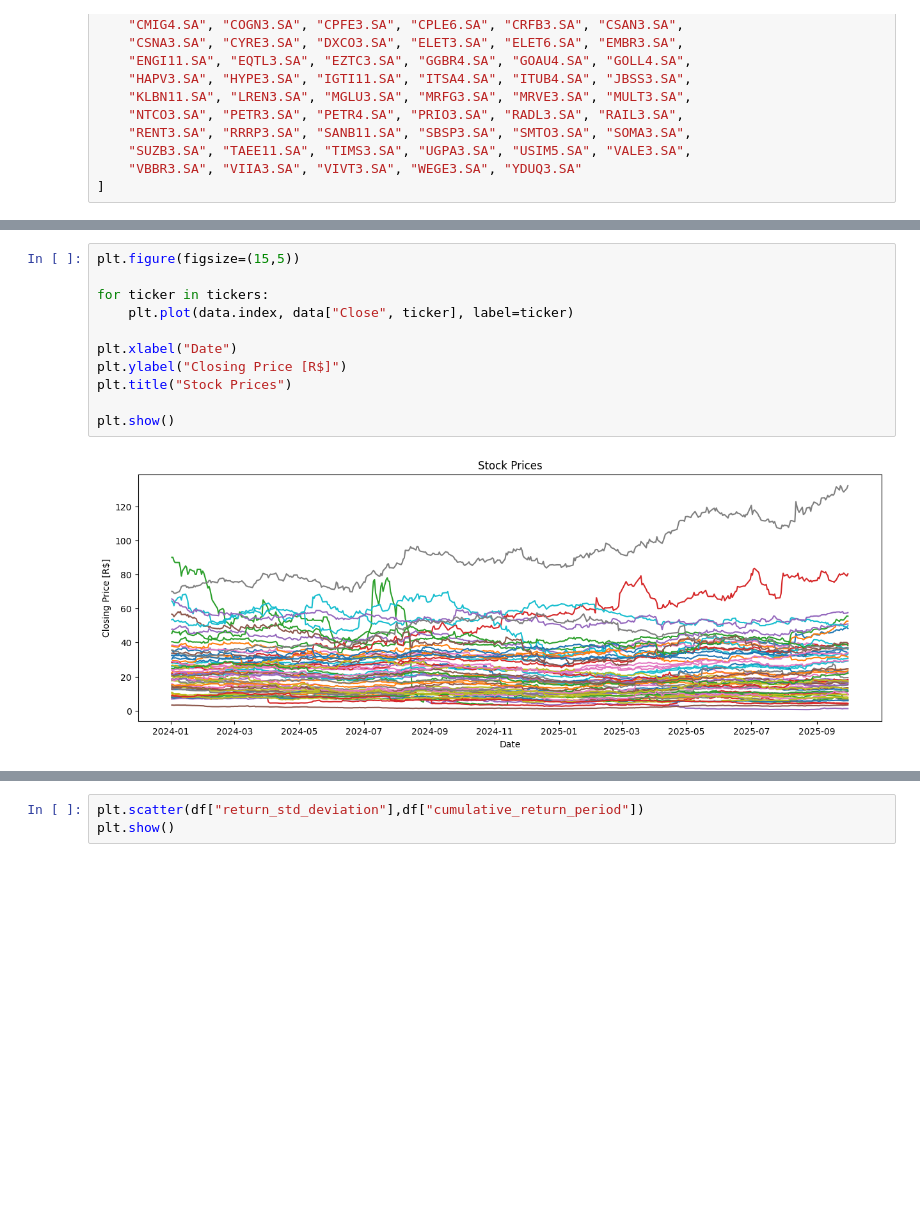
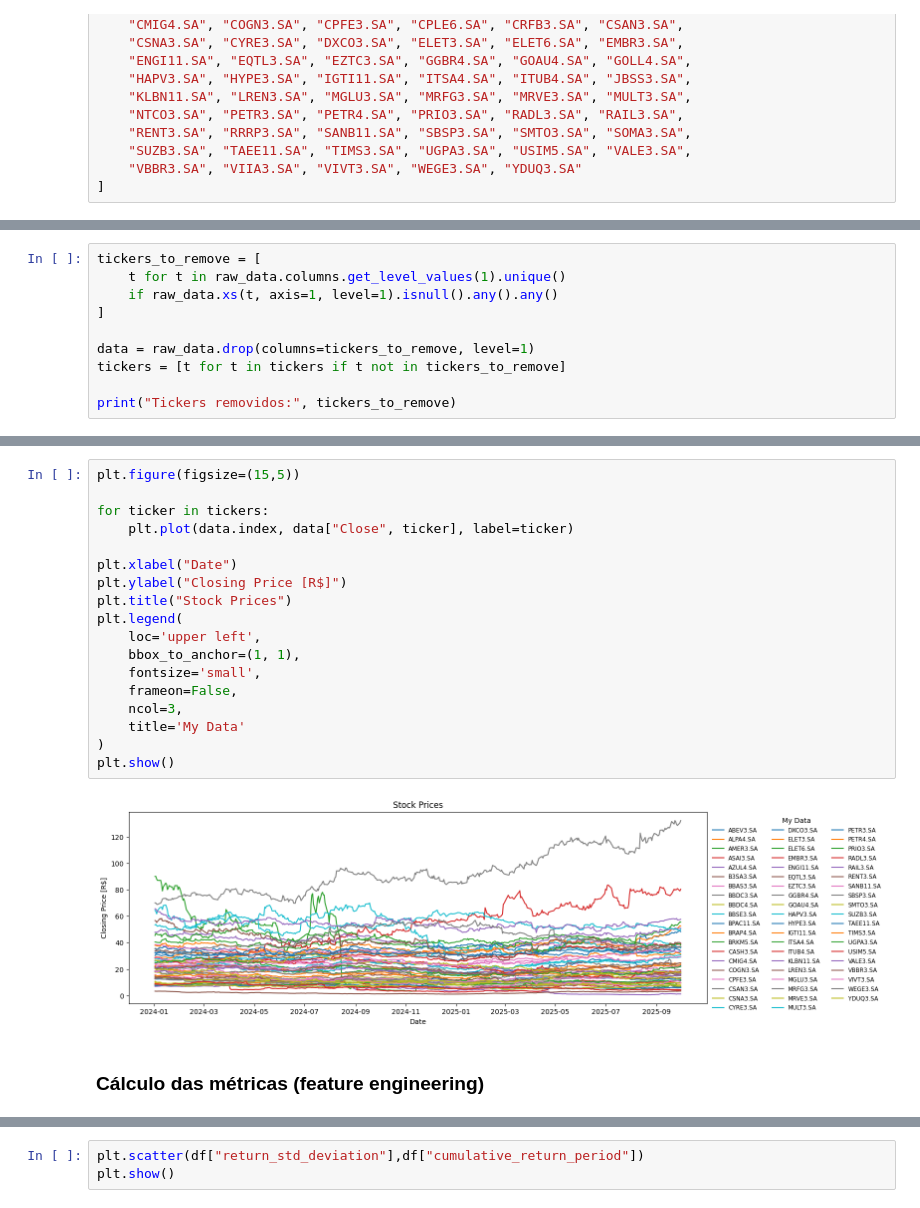
Before and after one commit to airtonstocco/tech-challenge-fase3, a Jupyter notebook: draft.ipynb, the cells around one changed output, grey strips where cells are left out. Drawn from its saved outputs; the diff is of its cells as text; blank space fills up the shorter version.

```diff
--- a/draft.ipynb
+++ b/draft.ipynb
@@ -62,0 +84,10 @@ Ticker       BBAS3.SA   BBDC3.SA   BBDC4.SA   BBSE3.SA  ... SUZB3.SA
+# %%
+tickers_to_remove = [
+    t for t in raw_data.columns.get_level_values(1).unique()
+    if raw_data.xs(t, axis=1, level=1).isnull().any().any()
+]
+
+data = raw_data.drop(columns=tickers_to_remove, level=1)
+tickers = [t for t in tickers if t not in tickers_to_remove]
+
+print("Tickers removidos:", tickers_to_remove)
@@ -63,16 +100,25 @@ Ticker       BBAS3.SA   BBDC3.SA   BBDC4.SA   BBSE3.SA  ... SUZB3.SA
 # %%
 plt.figure(figsize=(15,5))
 
 for ticker in tickers:
     plt.plot(data.index, data["Close", ticker], label=ticker)
 
 plt.xlabel("Date")
 plt.ylabel("Closing Price [R$]")
 plt.title("Stock Prices")
-
+plt.legend(
+    loc='upper left',
+    bbox_to_anchor=(1, 1),
+    fontsize='small',
+    frameon=False,
+    ncol=3,
+    title='My Data'
+)
 plt.show()
 # %% [output]
-[figure, old version]
+[figure, new version]
+# %% [markdown]
+### Cálculo das métricas (feature engineering)
 # %%
 keys = ["ticker", "cumulative_return_period","return_std_deviation"]
 metrics = {key: [] for key in keys}
```
Also changed, not shown: parts of 11 cells of this notebook.
